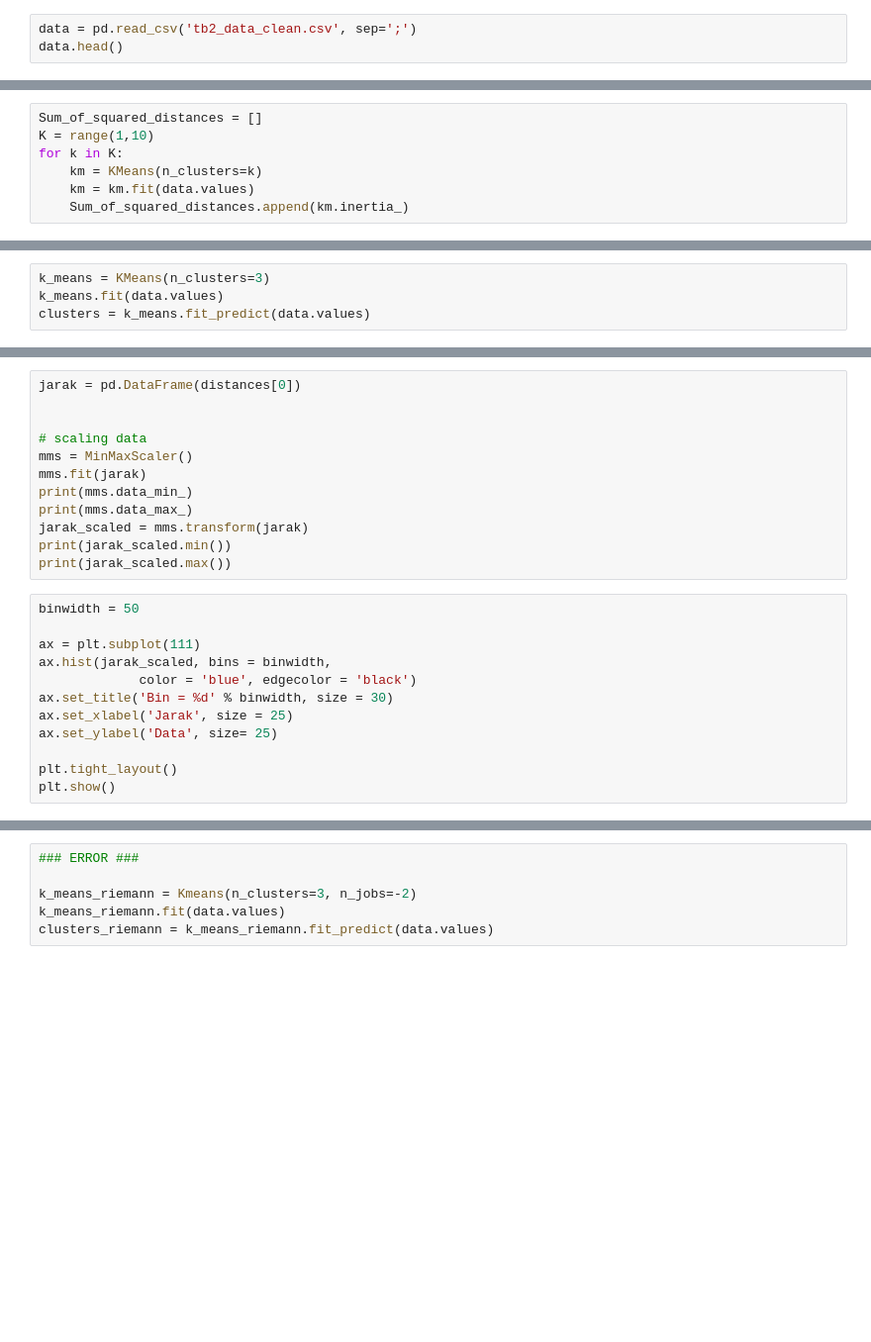
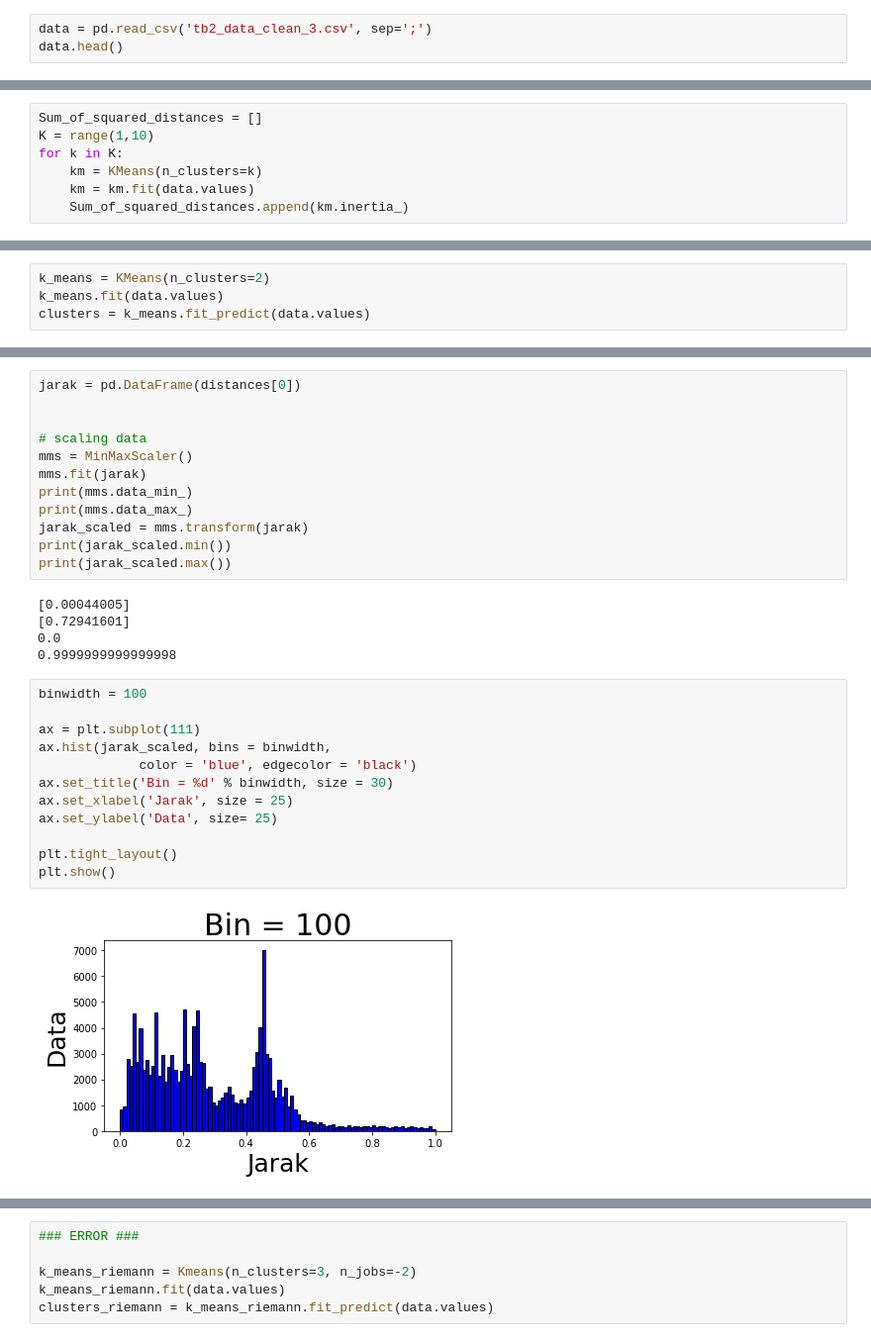
Before and after one commit to panoet/tugas-besar-2-machine-learning-umb, a Jupyter notebook: main.ipynb, the cells around one changed output, grey strips where cells are left out. Shown at 99% size. Saved outputs shown, nothing was run; the diff lists cells and outputs as text; blank space fills up the shorter version.

```diff
--- a/main.ipynb
+++ b/main.ipynb
@@ -9,5 +10,5 @@ from sklearn.cluster import DBSCAN
 
 from pyriemann.clustering import Kmeans
 # %%
-data = pd.read_csv('tb2_data_clean.csv', sep=';')
+data = pd.read_csv('tb2_data_clean_3.csv', sep=';')
 data.head()
@@ -32,5 +64,5 @@ plt.show()
 # %%
-k_means = KMeans(n_clusters=3)
+k_means = KMeans(n_clusters=2)
 k_means.fit(data.values)
 clusters = k_means.fit_predict(data.values)
 # %%
@@ -64,15 +107,22 @@ print(mms.data_max_)
 jarak_scaled = mms.transform(jarak)
 print(jarak_scaled.min())
 print(jarak_scaled.max())
+# %% [output]
+[0.00044005]
+[0.72941601]
+0.0
+0.9999999999999998
 # %%
-binwidth = 50
+binwidth = 100
 
 ax = plt.subplot(111)
 ax.hist(jarak_scaled, bins = binwidth,
              color = 'blue', edgecolor = 'black')
 ax.set_title('Bin = %d' % binwidth, size = 30)
 ax.set_xlabel('Jarak', size = 25)
 ax.set_ylabel('Data', size= 25)
 
 plt.tight_layout()
 plt.show()
+# %% [output]
+[figure, added]
```
Also changed, not shown: parts of 9 cells of this notebook.
